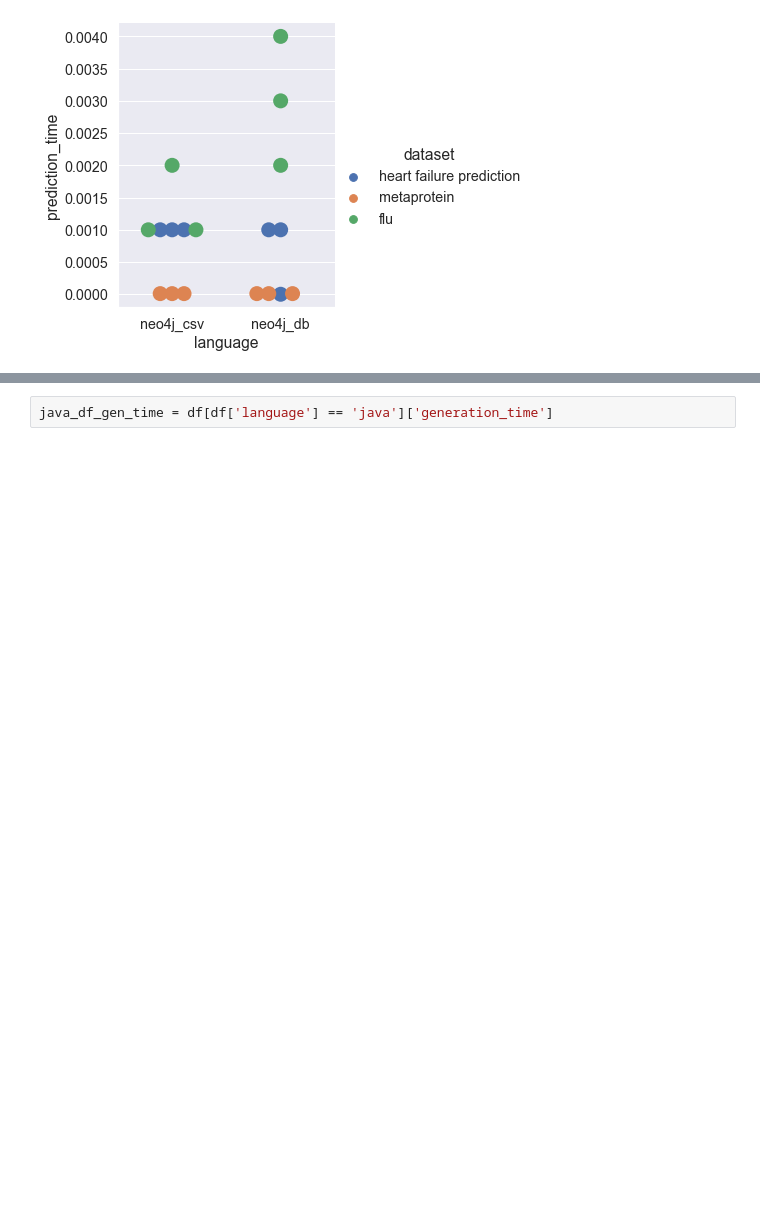
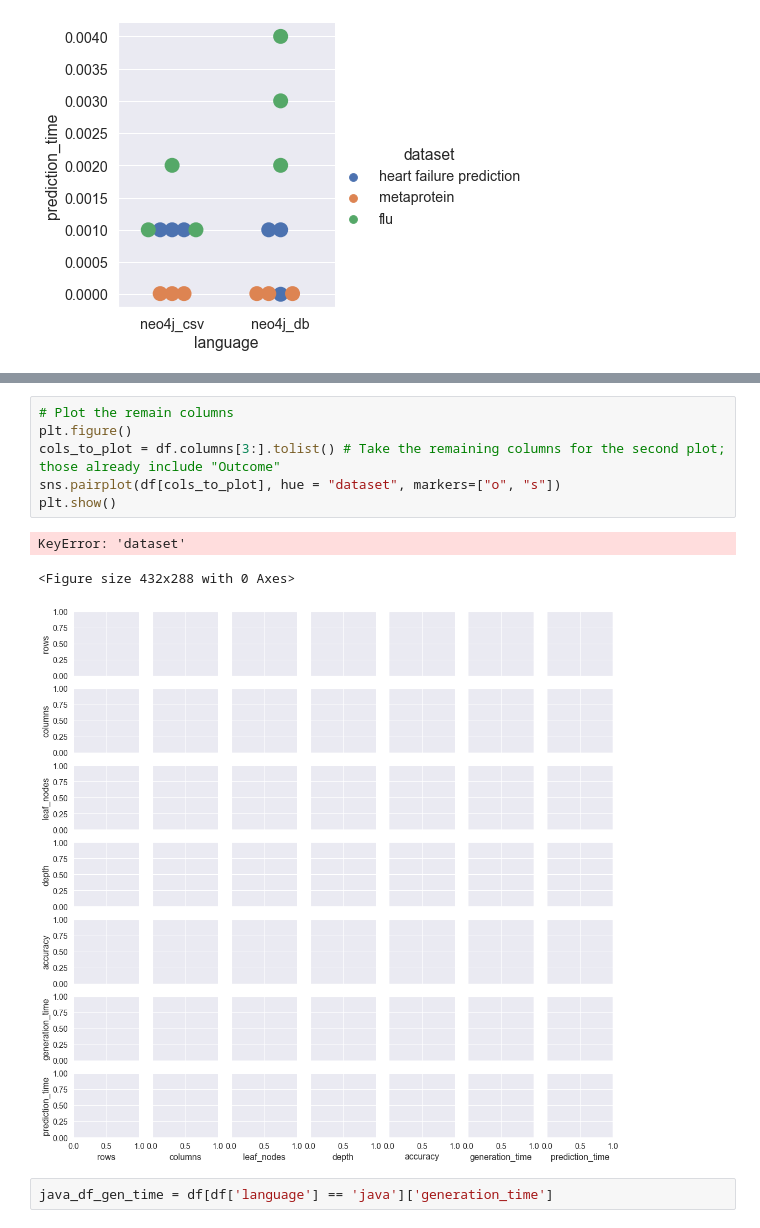
Before and after one commit to clumsyspeedboat/Decision-Tree-Neo4j, a Jupyter notebook: DT Analysis/dt_analysis.ipynb, the cells around one changed output, grey strips where cells are left out. Drawn from its saved outputs; the diff is of its cells as text; blank space fills up the shorter version.

```diff
--- a/DT Analysis/dt_analysis.ipynb
+++ b/DT Analysis/dt_analysis.ipynb
@@ -184,3 +204,13 @@ sns.pairplot(data=df, hue="language", height=2.5)
+# %%
+# Plot the remain columns
+plt.figure()
+cols_to_plot = df.columns[3:].tolist() # Take the remaining columns for the second plot; those already include "Outcome"
+sns.pairplot(df[cols_to_plot], hue = "dataset", markers=["o", "s"])
+plt.show()
+# %% [output]
+KeyError: 'dataset'
+<Figure size 432x288 with 0 Axes>
+[figure, added]
 # %%
 java_df_gen_time = df[df['language'] == 'java']['generation_time']
 # %%
```
Also changed, not shown: parts of 7 cells of this notebook.
